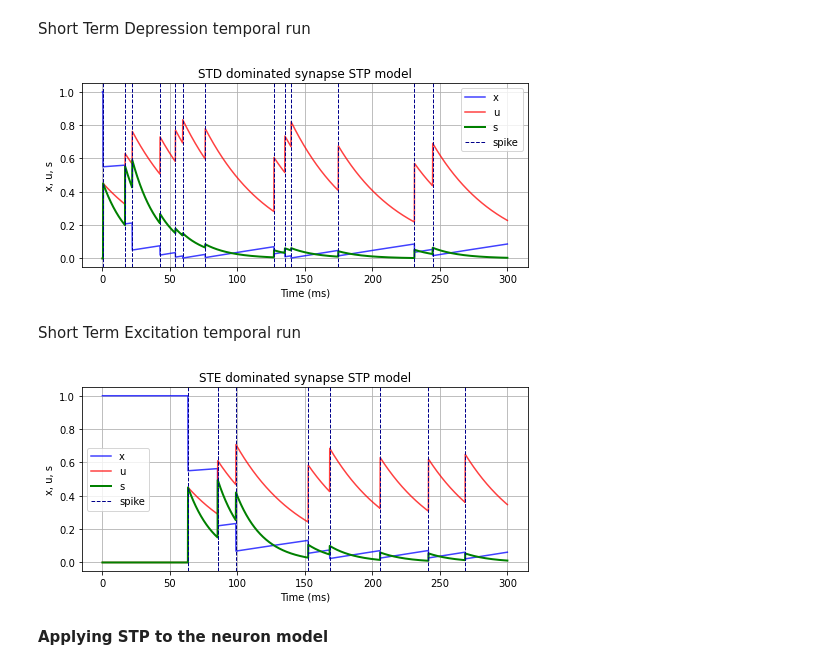
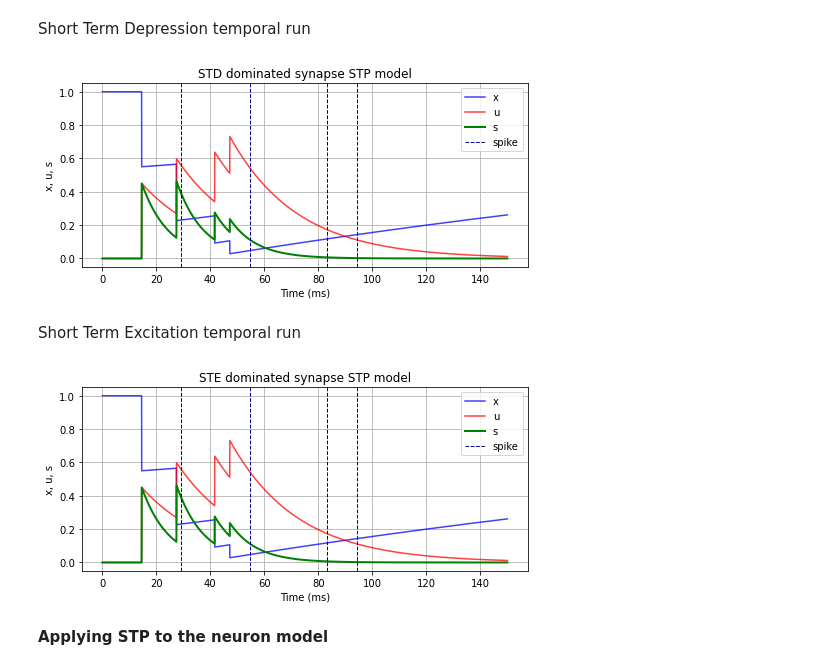
Before and after one commit to jaumecolomhernandez/mmb-mathneuroscience2, a Jupyter notebook: stp_two_neurons.ipynb, the cells around one changed output. Drawn from its saved outputs; the diff is of its cells as text; code cells hidden in the pictures.

```diff
--- a/stp_two_neurons.ipynb
+++ b/stp_two_neurons.ipynb
@@ -83,31 +83,31 @@ def plot_stp(ax, time_span, X, spikes, title):
 # %% [markdown]
 Short Term Depression temporal run
 # %%
-d, n, dt = 300, 3001, 0.1 # Preserve this numbers ALWAYS -> n=d*10+1
+d, n, dt = 150, 3001, 0.1 # Preserve this numbers ALWAYS -> n=d*10+1
 time_span = np.linspace(0,d,n)
 
 X = np.zeros((3,n)) # x,u,s
 X[0,0] = 1
 
 std_params = {'taud':750, 'tauf':50, 'taus':20, 'af':0.45, 'A':1,}
 
 spikes = spike_train(d, 30, dt)
 for it,t in enumerate(time_span[:-1]):
     spike = it in (spikes*10).astype(int)
     X[:,it+1] = time_step_stp(it, dt, X[:,it], X[:,it-1], spike, p) # Crappy euler integration
 
 fig, ax = plt.subplots(1, figsize=(7,3.5))
 
 plot_stp(ax, time_span, X, spikes, title='STD dominated synapse STP model')
 
 fig.tight_layout()
 fig.show()
 # %% [output]
-[figure, old version]
+[figure, new version]
 # %% [markdown]
 Short Term Excitation temporal run
 # %%
-d, n, dt = 300, 3001, 0.1 # Preserve this numbers ALWAYS -> n=d*10+1
+d, n, dt = 150, 3001, 0.1 # Preserve this numbers ALWAYS -> n=d*10+1
 time_span = np.linspace(0,d,n)
 
 X = np.zeros((3,n)) # x,u,s
@@ -115,7 +115,7 @@ X[0,0] = 1
 
 ste_params = {'taud':50, 'tauf':750, 'taus':20, 'af':0.15, 'A':1,}
 
-spikes = spike_train(d, 30, dt)
+#spikes = spike_train(d, 30, dt)
 for it,t in enumerate(time_span[:-1]):
     spike = it in (spikes*10).astype(int)
     X[:,it+1] = time_step_stp(it, dt, X[:,it], X[:,it-1], spike, std_params) # Crappy euler integration
@@ -127,7 +127,7 @@ plot_stp(ax, time_span, X, spikes, title='STE dominated synapse STP model')
 fig.tight_layout()
 fig.show()
 # %% [output]
-[figure, old version]
+[figure, new version]
 # %% [markdown]
 **Applying STP to the neuron model**
 # %%
```
Also changed, not shown: 6 other files.
